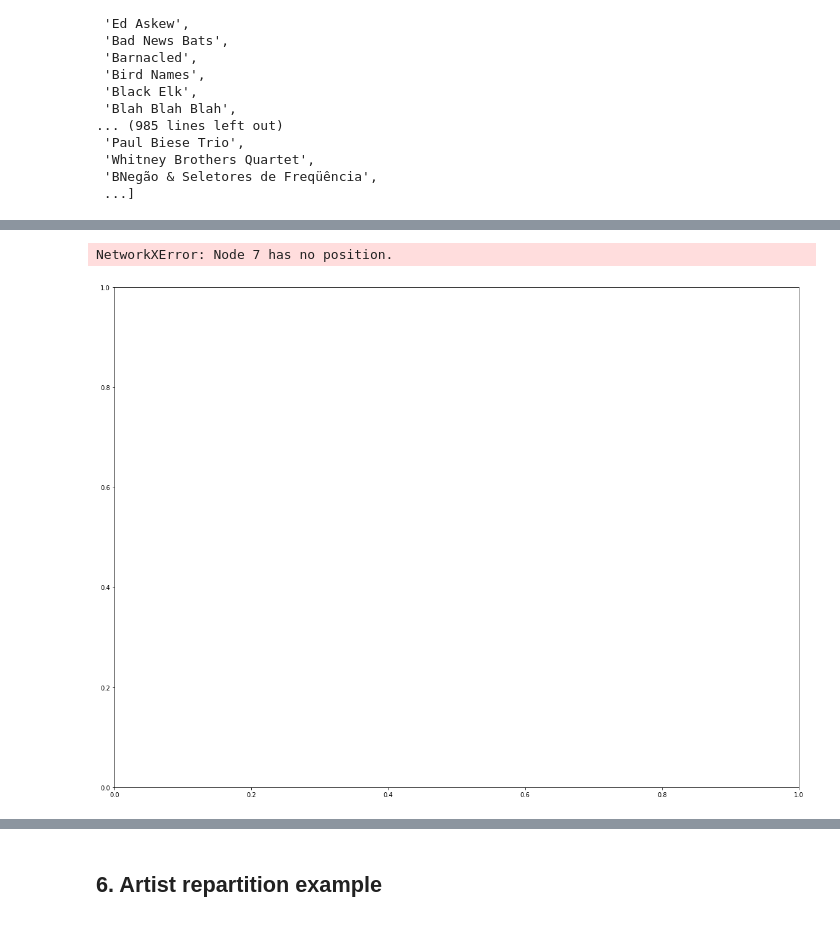
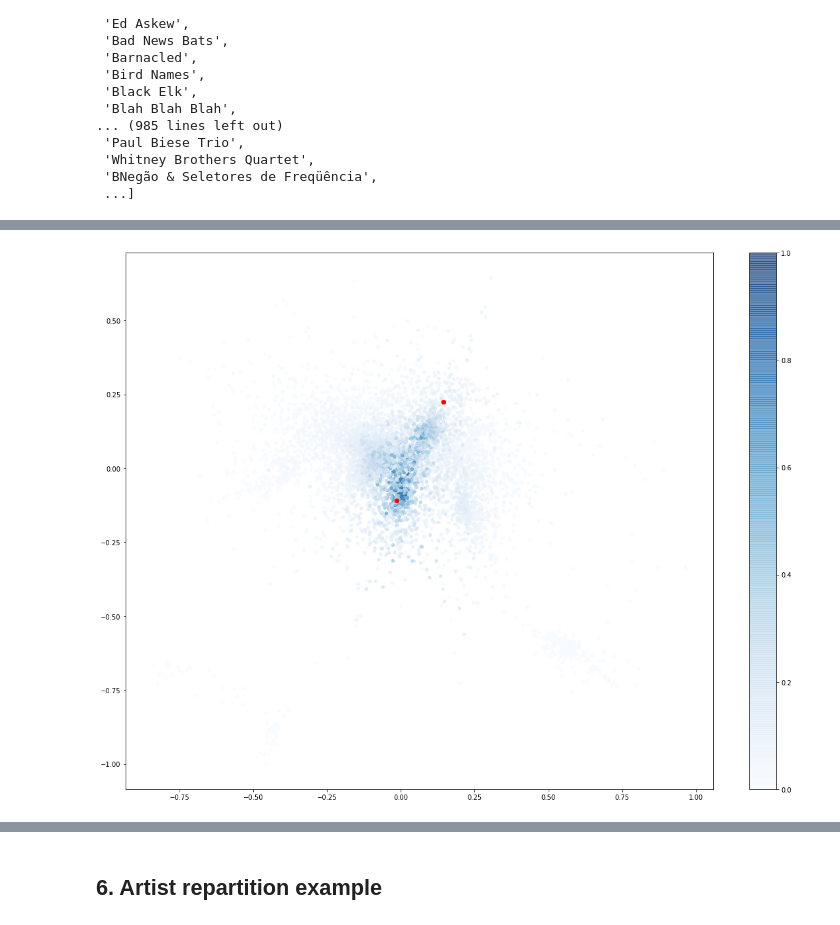
Before and after one commit to padesplaces/ntds_project, a Jupyter notebook: project.ipynb, the cells around one changed output, grey strips where cells are left out. Saved outputs shown, nothing was run; the diff lists cells and outputs as text; code cells hidden in the pictures.

```diff
--- a/project.ipynb
+++ b/project.ipynb
@@ -374,18 +373,30 @@ def smoothness(sig, i, j):
 # %%
 smooth_mean = []
 shortest_mean = []
-for i in tqdm_notebook(range(100)):
+n_trials = 500
+
+for i in tqdm_notebook(range(n_trials)):
+    # random source and target tracks
     s,t = np.random.choice(gc_nodes, size=2)
 
+    # put a dirac impulse at both tracks
     dirac = np.zeros(len(gc_nodes))
     dirac[[dict_gc[s],dict_gc[t]]] = 1
-    signal = U @ ( np.exp(-10*eigvals) * (U.T @ dirac) )
+
+    # diffuse it using a heat filter
+    tau = 15
+    signal = U @ ( np.exp(-tau*eigvals) * (U.T @ dirac) )
     signal = normalized(signal)
 
+    # add cost value to each edge according to the formula
+    # cost = distance + variation in signal
     nx.set_edge_attributes(GC, name="cost", values={ k:v+smoothness(signal, k[0],k[1]) for (k,v) in nx.get_edge_attributes(GC, "distance").items() })
 
+    # compute both playlist : the "smooth" one minimizes the cost, the "short" one the distance.
     smooth_playlist = nx.dijkstra_path(GC, s, t, weight='cost')
     shortest_playlist = nx.dijkstra_path(GC, s, t, weight='distance')
+
+    # store mean cost of all edges in each path
     smooth_mean.append(np.mean([ GC.edges[e]['cost'] for e in list(zip(smooth_playlist[:-1],smooth_playlist[1:])) ]))
     shortest_mean.append(np.mean([ GC.edges[e]['cost'] for e in list(zip(shortest_playlist[:-1],shortest_playlist[1:])) ]))
 # %% [output]
@@ -458 +435,3 @@ array([[8377],
+# %%
+source_track, target_track = np.random.choice(gc_nodes, size=2)
 # %%
@@ -489,17 +448,17 @@ dirac[[dict_gc[start_track],dict_gc[end_track]]] = 1
 # %%
-t = 10
+t = 15
 signal = U @ ( np.exp(-t*eigvals) * (U.T @ dirac) )
 # %%
 signal = normalized(signal)
 # %%
 plt.figure(figsize=(20,15))
-nodes = nx.draw_networkx_nodes(GC, coords_gc, node_size=20, node_color=signal, alpha=0.5, cmap="Blues")
-nx.draw_networkx_nodes(GC, coords_gc, node_size=20, nodelist=[g_to_gc[start_track],g_to_gc[end_track]], color='r')
+nodes = nx.draw_networkx_nodes(GC, coords_gc, node_size=20, node_color=signal, alpha=0.6, cmap="Blues")
+nx.draw_networkx_nodes(GC, coords_gc, node_size=40, nodelist=[source_track, target_track], color='r')
 plt.colorbar(nodes)
+plt.savefig("results/fig/heat_signal.png")
 plt.show()
 # %% [output]
-NetworkXError: Node 7 has no position.
-[figure, old version]
+[figure, new version]
 # %%
 nx.set_edge_attributes(GC, name="cost", values={ k:v+smoothness(signal, k[0],k[1]) for (k,v) in nx.get_edge_attributes(GC, "distance").items() })
 # %%
```
Also changed, not shown: parts of 20 cells of this notebook, 3 other files.
